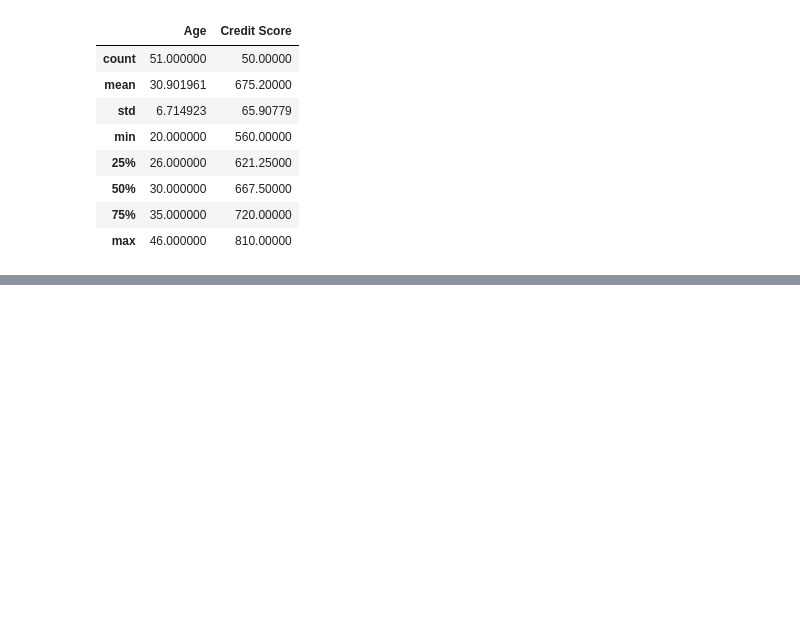
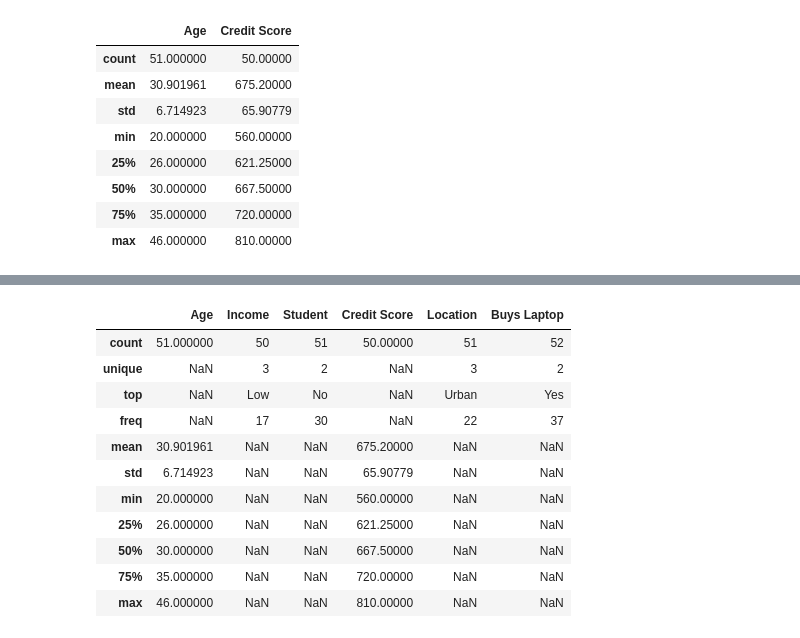
Before and after one commit to DeepuKun/Machine-Learning-Practice, a Jupyter notebook: Random_Forest.ipynb, the cells around one changed output, grey strips where cells are left out. Drawn from its saved outputs; the diff is of its cells as text; code cells hidden in the pictures; blank space fills up the shorter version.

```diff
--- a/Random_Forest.ipynb
+++ b/Random_Forest.ipynb
@@ -80,0 +96,15 @@ data.describe()
+# %%
+data.describe(include = 'all')
+# %% [output]
+|  | Age | Income | Student | Credit Score | Location | Buys Laptop |
+| count | 51.000000 | 50 | 51 | 50.00000 | 51 | 52 |
+| unique | NaN | 3 | 2 | NaN | 3 | 2 |
+| top | NaN | Low | No | NaN | Urban | Yes |
+| freq | NaN | 17 | 30 | NaN | 22 | 37 |
+| mean | 30.901961 | NaN | NaN | 675.20000 | NaN | NaN |
+| std | 6.714923 | NaN | NaN | 65.90779 | NaN | NaN |
+| min | 20.000000 | NaN | NaN | 560.00000 | NaN | NaN |
+| 25% | 26.000000 | NaN | NaN | 621.25000 | NaN | NaN |
+| 50% | 30.000000 | NaN | NaN | 667.50000 | NaN | NaN |
+| 75% | 35.000000 | NaN | NaN | 720.00000 | NaN | NaN |
+| max | 46.000000 | NaN | NaN | 810.00000 | NaN | NaN |
```
Also changed, not shown: parts of 6 cells of this notebook.
